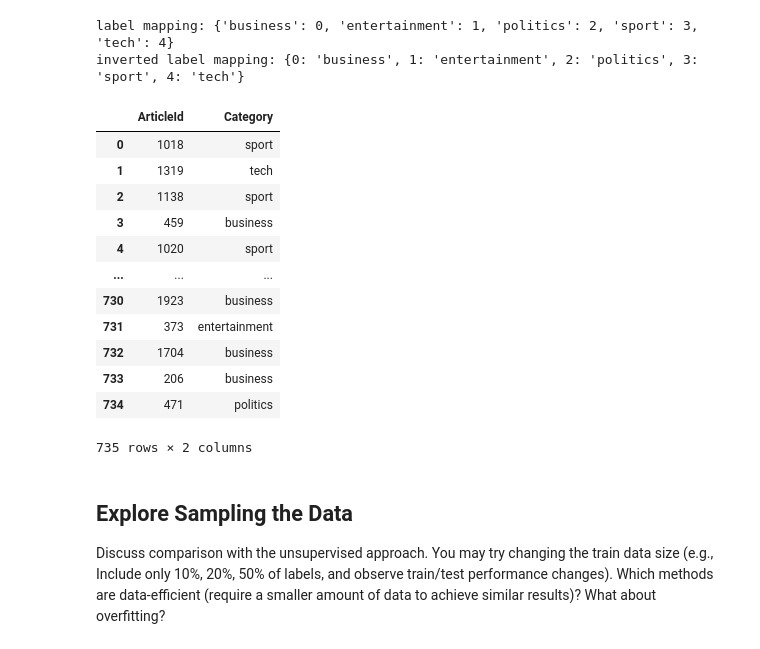
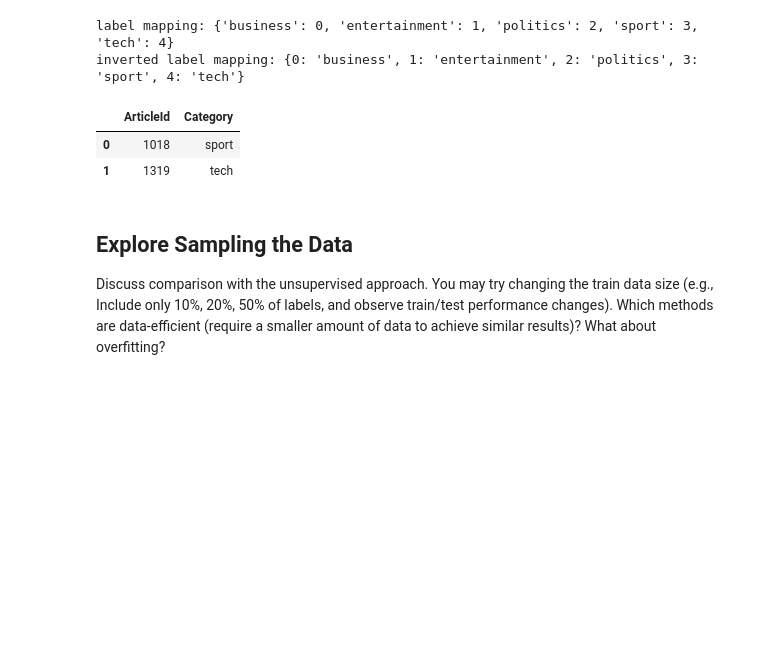
Before and after one commit to TOM-BOHN/MsDS-news-articles-categorization, a Jupyter notebook: news-articles-categorization.ipynb, the cells around one changed output. Cells and saved outputs as stored; diff of their text form; code cells hidden in the pictures; blank space fills up the shorter version.

```diff
--- a/news-articles-categorization.ipynb
+++ b/news-articles-categorization.ipynb
@@ -1122,21 +1153,11 @@ df_test_rf_pred = create_test_predictions(model_type = 'rf', model = rf_model,
 # %%
 # validate file was created
 df_saved_file = pd.read_csv('/kaggle/working/rf_submission.csv')
-df_saved_file
+df_saved_file.head(2)
 # %% [output]
 |  | ArticleId | Category |
 | 0 | 1018 | sport |
 | 1 | 1319 | tech |
-| 2 | 1138 | sport |
-| 3 | 459 | business |
-| 4 | 1020 | sport |
-| ... | ... | ... |
-| 730 | 1923 | business |
-| 731 | 373 | entertainment |
-| 732 | 1704 | business |
-| 733 | 206 | business |
-| 734 | 471 | politics |
-735 rows × 2 columns
 # %% [markdown]
 ## Explore Sampling the Data
 
```
Also changed, not shown: parts of 65 cells of this notebook.
